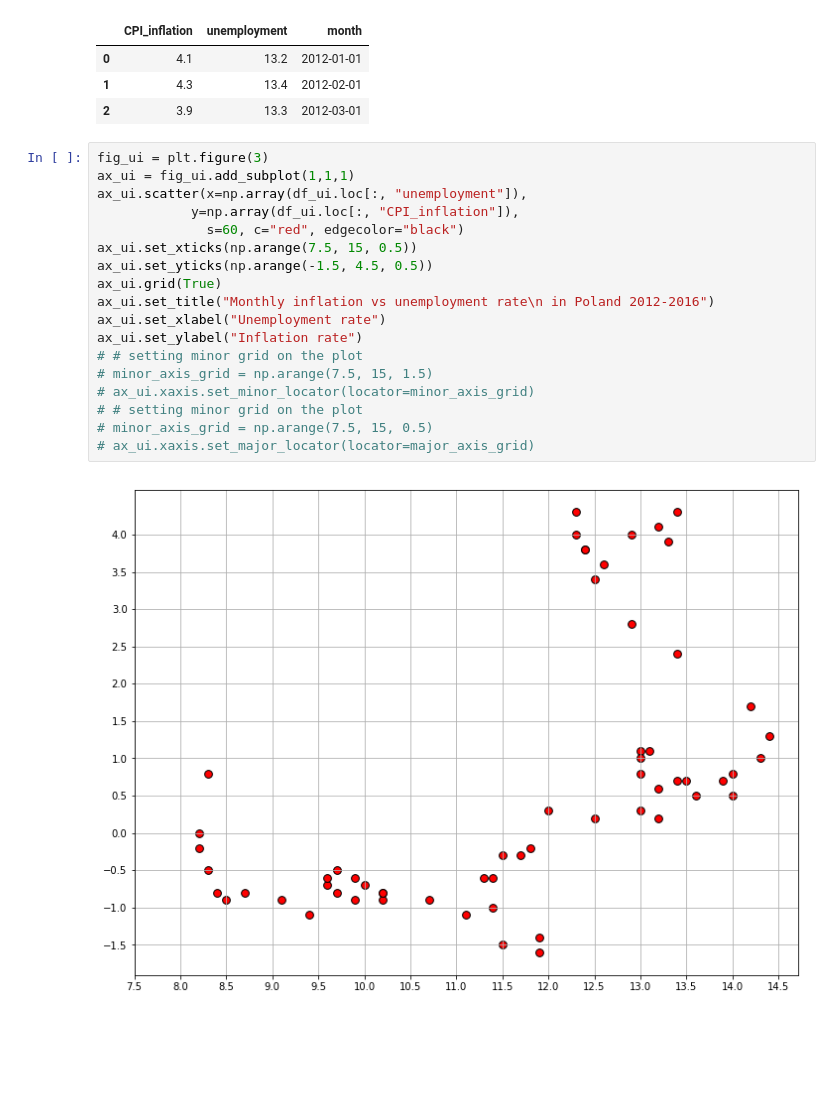
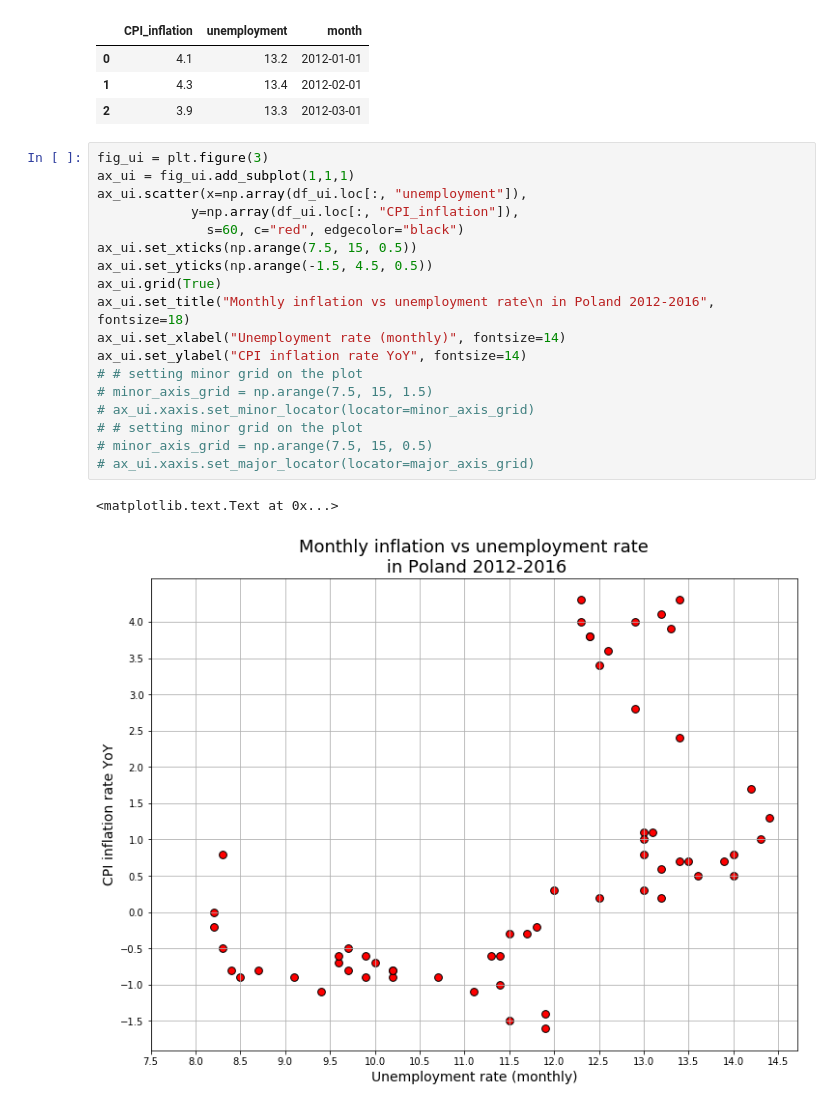
Before and after one commit to wegar-2/python.jupyter.notebooks, a Jupyter notebook: macro_ts_plots.ipynb, the cells around one changed output. Drawn from its saved outputs; the diff is of its cells as text; blank space fills up the shorter version.

```diff
--- a/macro_ts_plots.ipynb
+++ b/macro_ts_plots.ipynb
@@ -137,20 +137,21 @@ df_ui.head(3)
 # %%
 fig_ui = plt.figure(3)
 ax_ui = fig_ui.add_subplot(1,1,1)
 ax_ui.scatter(x=np.array(df_ui.loc[:, "unemployment"]),
             y=np.array(df_ui.loc[:, "CPI_inflation"]),
               s=60, c="red", edgecolor="black")
 ax_ui.set_xticks(np.arange(7.5, 15, 0.5))
 ax_ui.set_yticks(np.arange(-1.5, 4.5, 0.5))
 ax_ui.grid(True)
-ax_ui.set_title("Monthly inflation vs unemployment rate\n in Poland 2012-2016")
-ax_ui.set_xlabel("Unemployment rate")
-ax_ui.set_ylabel("Inflation rate")
+ax_ui.set_title("Monthly inflation vs unemployment rate\n in Poland 2012-2016", fontsize=18)
+ax_ui.set_xlabel("Unemployment rate (monthly)", fontsize=14)
+ax_ui.set_ylabel("CPI inflation rate YoY", fontsize=14)
 # # setting minor grid on the plot
 # minor_axis_grid = np.arange(7.5, 15, 1.5)
 # ax_ui.xaxis.set_minor_locator(locator=minor_axis_grid)
 # # setting minor grid on the plot
 # minor_axis_grid = np.arange(7.5, 15, 0.5)
 # ax_ui.xaxis.set_major_locator(locator=major_axis_grid)
 # %% [output]
+<matplotlib.text.Text at 0x...>
-[figure, old version]
+[figure, new version]
```
Also changed, not shown: 2 other files.
